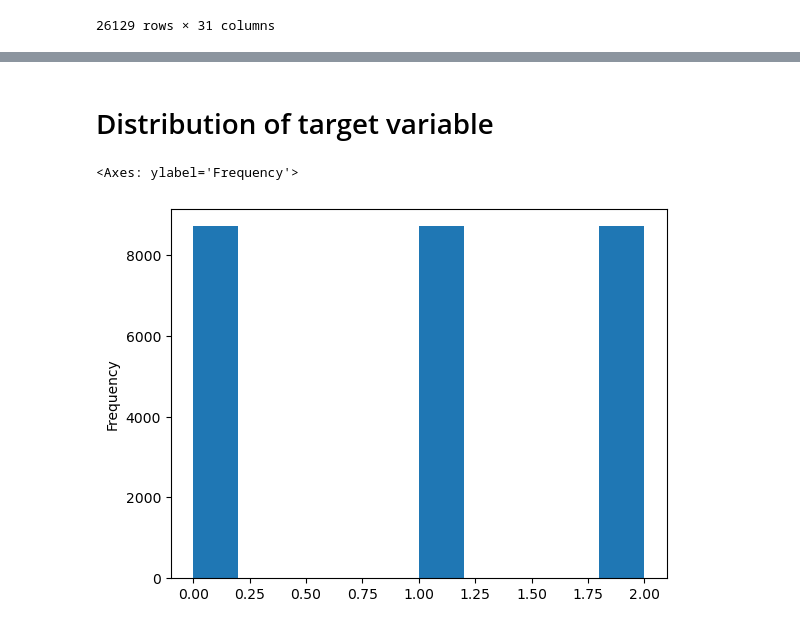
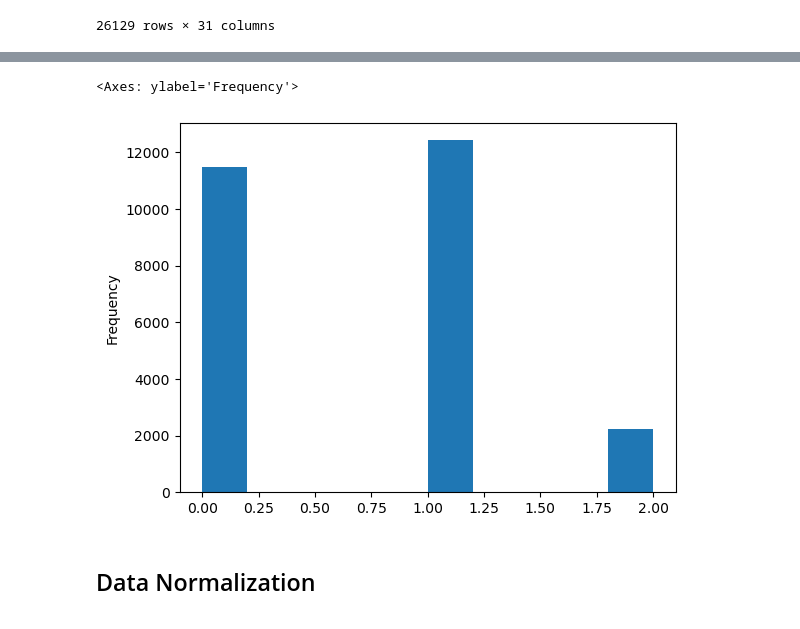
Before and after one commit to Random564456/DesignProject, a Jupyter notebook: Data Preprocessing.ipynb, the cells around one changed output, grey strips where cells are left out. Cells and saved outputs as stored; diff of their text form; code cells hidden in the pictures.

Commit message:
Added data normalization

```diff
--- a/Data Preprocessing.ipynb
+++ b/Data Preprocessing.ipynb
@@ -129,14 +151,14 @@ df
 # %%
 y = df.pop("batch")
-# %% [markdown]
-# Distribution of target variable
 # %%
-y_train.plot.hist()
+y.plot.hist()
 # %% [output]
 <Axes: ylabel='Frequency'>
-[figure, old version]
+[figure, new version]
 # %%
 from imblearn.over_sampling import SMOTE
 
 sm = SMOTE(random_state=42)
 df, y= sm.fit_resample(df, y)
+# %% [markdown]
+## Data Normalization
```
Also changed, not shown: parts of 7 cells of this notebook, 1 other file.
